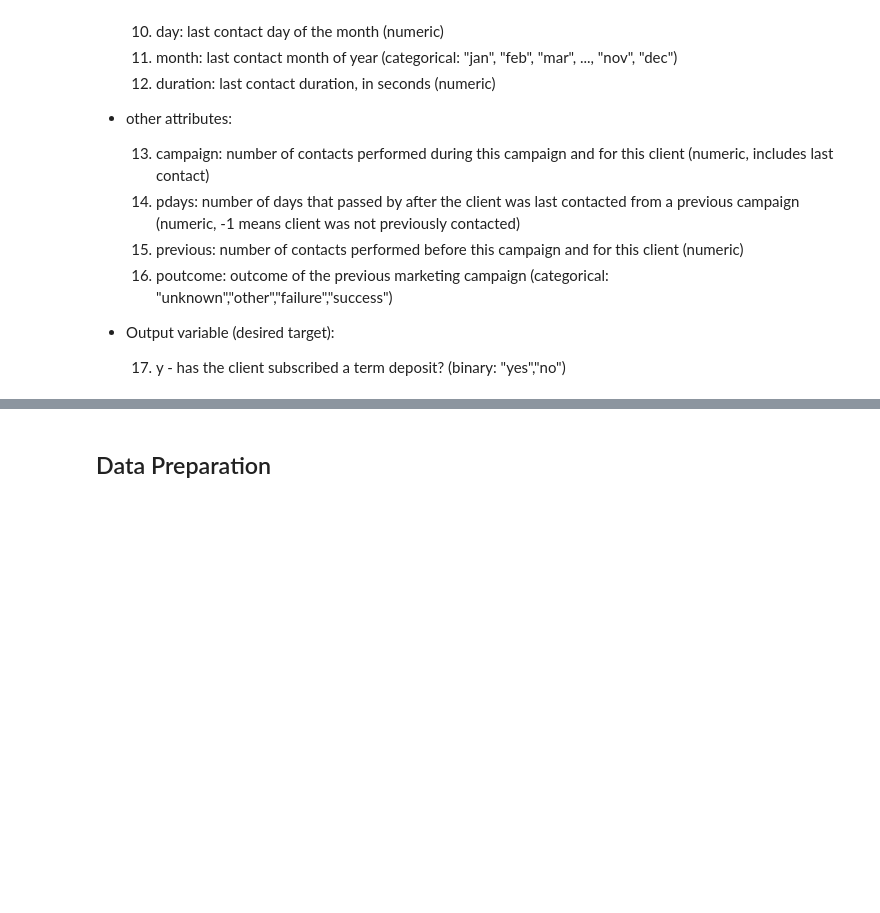
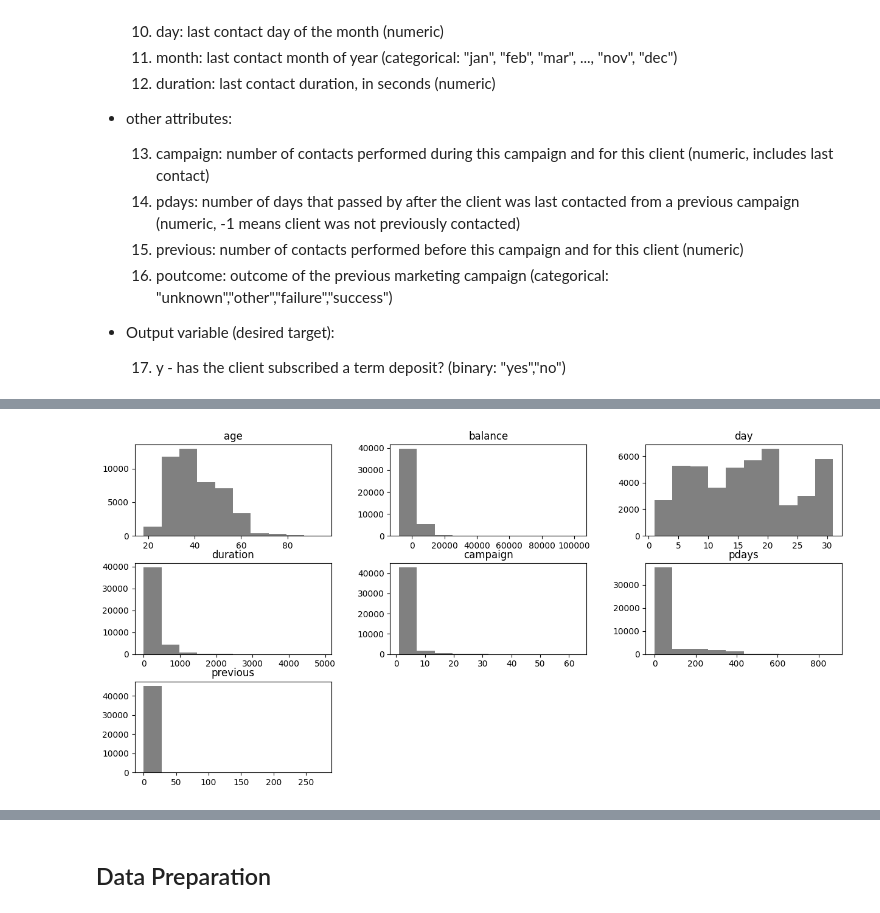
Before and after one commit to pk-aduyaw/term-deposit-subscription, a Jupyter notebook: project-code.ipynb, the cells around one changed output, grey strips where cells are left out. Drawn from its saved outputs; the diff is of its cells as text; code cells hidden in the pictures; blank space fills up the shorter version.

```diff
--- a/project-code.ipynb
+++ b/project-code.ipynb
@@ -68,0 +95,4 @@ import matplotlib.pyplot as plt
+# %%
+# Import dataset
+df = pd.read_csv("./data/bank-full.csv", delimiter=";")
+df.head()   #View first 5 rows of the dataset
@@ -68,0 +211,5 @@ import matplotlib.pyplot as plt
+# %%
+# Check the distribution of the numeric values
+df.hist(figsize=(15, 7), grid=False, color="grey");
+# %% [output]
+[figure, added]
```
Also changed, not shown: parts of 29 cells of this notebook.
